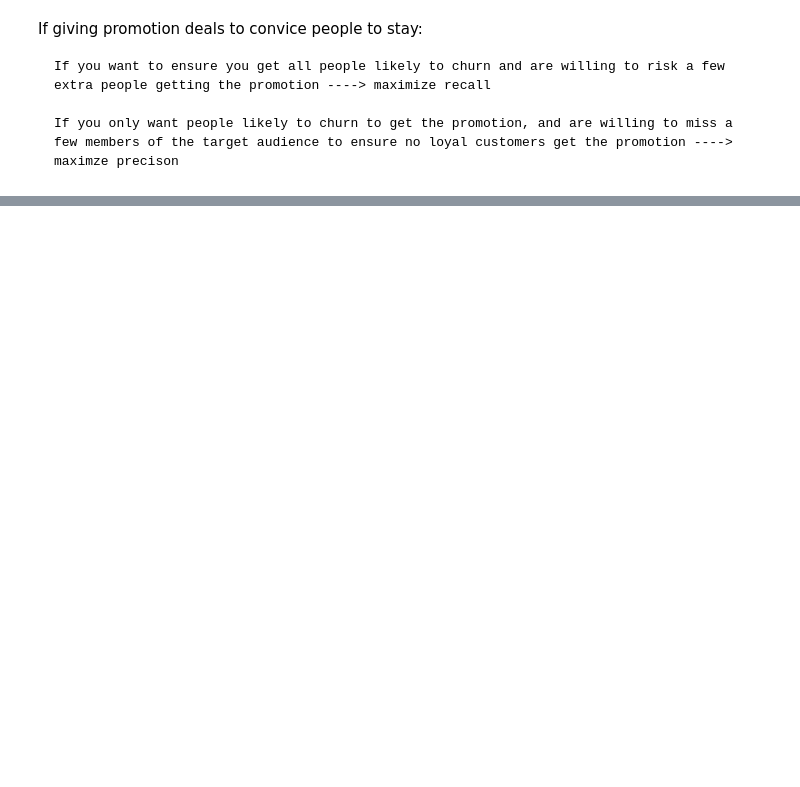
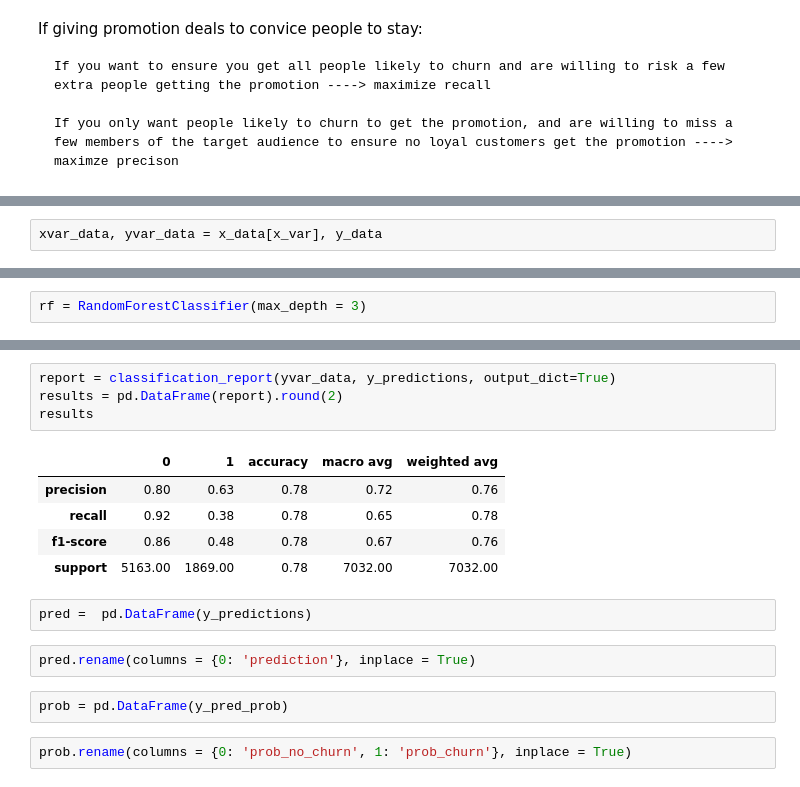
Before and after one commit to Jgardin875/Telco_Churn_Analysis, a Jupyter notebook: Report.ipynb, the cells around one changed output, grey strips where cells are left out. Cells and saved outputs as stored; diff of their text form; blank space fills up the shorter version.

```diff
--- a/Report.ipynb
+++ b/Report.ipynb
@@ -795,0 +946,2 @@ If giving promotion deals to convice people to stay:
+# %%
+xvar_data, yvar_data = x_data[x_var], y_data
@@ -795,0 +962,2 @@ If giving promotion deals to convice people to stay:
+# %%
+rf = RandomForestClassifier(max_depth = 3)
@@ -795,0 +984,18 @@ If giving promotion deals to convice people to stay:
+# %%
+report = classification_report(yvar_data, y_predictions, output_dict=True)
+results = pd.DataFrame(report).round(2)
+results
+# %% [output]
+|  | 0 | 1 | accuracy | macro avg | weighted avg |
+| precision | 0.80 | 0.63 | 0.78 | 0.72 | 0.76 |
+| recall | 0.92 | 0.38 | 0.78 | 0.65 | 0.78 |
+| f1-score | 0.86 | 0.48 | 0.78 | 0.67 | 0.76 |
+| support | 5163.00 | 1869.00 | 0.78 | 7032.00 | 7032.00 |
+# %%
+pred =  pd.DataFrame(y_predictions)
+# %%
+pred.rename(columns = {0: 'prediction'}, inplace = True)
+# %%
+prob = pd.DataFrame(y_pred_prob)
+# %%
+prob.rename(columns = {0: 'prob_no_churn', 1: 'prob_churn'}, inplace = True)
```
Also changed, not shown: parts of 68 cells of this notebook, 3 other files.
